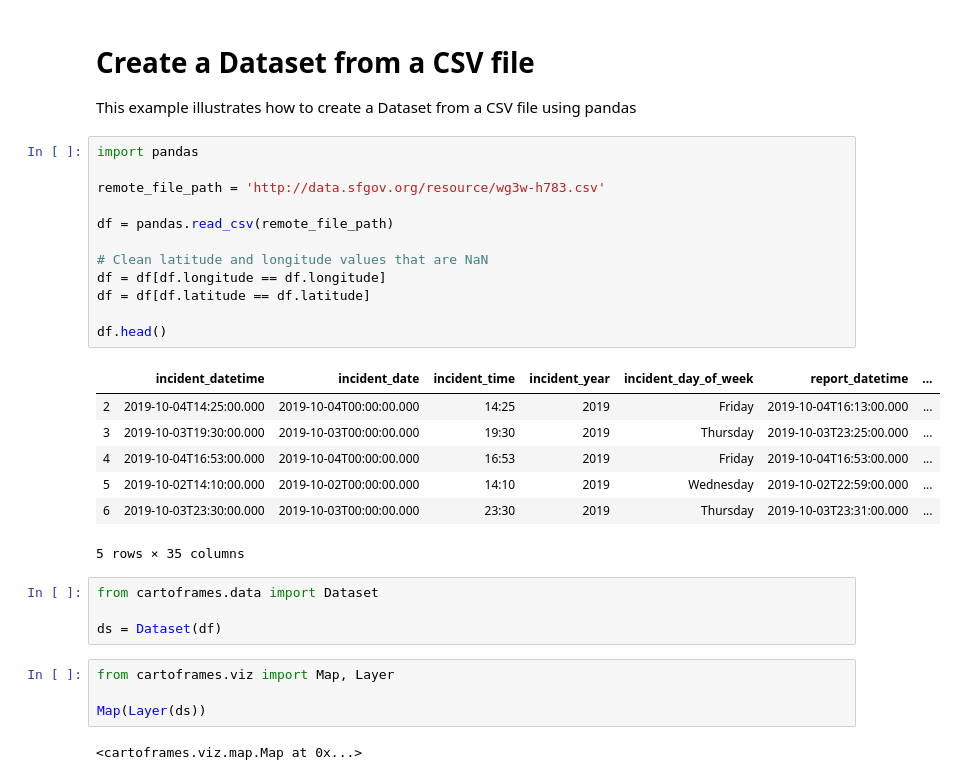
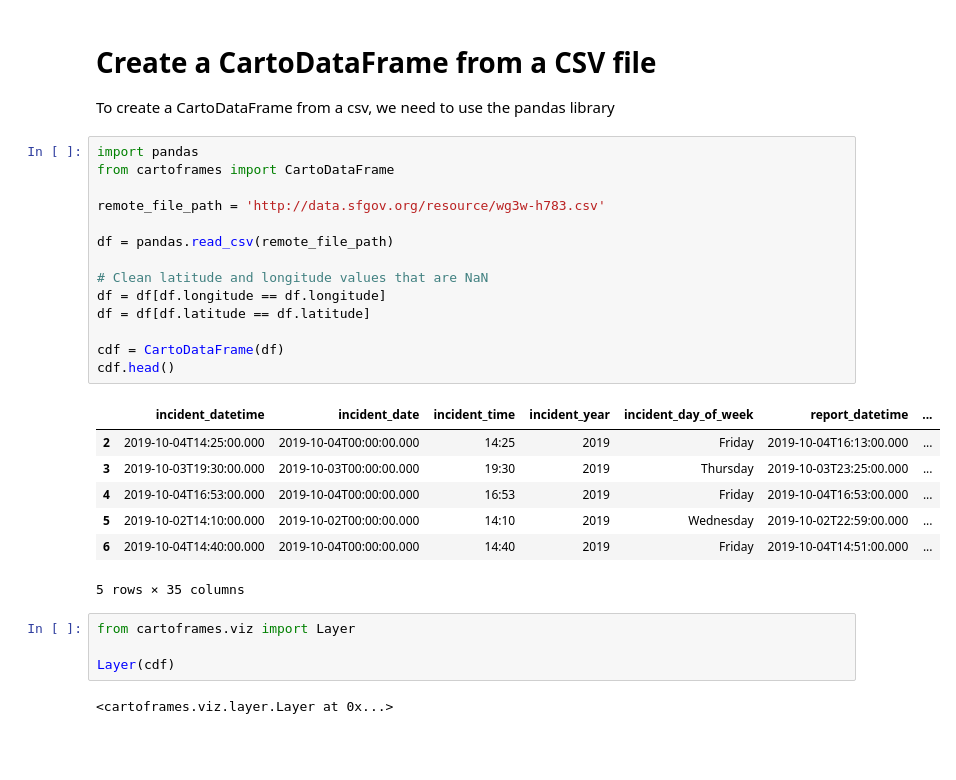
Before and after one commit to CartoDB/cartoframes, a Jupyter notebook: examples/downloading_and_uploading_data/create_dataset_from_csv.ipynb, the cells around one changed output. Drawn from its saved outputs; the diff is of its cells as text; blank space fills up the shorter version.

Commit message:
Update data management examples

```diff
--- a/examples/downloading_and_uploading_data/create_dataset_from_csv.ipynb
+++ b/examples/downloading_and_uploading_data/create_dataset_from_csv.ipynb
@@ -1,34 +1,32 @@
 # %% [markdown]
-# Create a Dataset from a CSV file
+# Create a CartoDataFrame from a CSV file
 
-This example illustrates how to create a Dataset from a CSV file using pandas
+To create a CartoDataFrame from a csv, we need to use the pandas library
 # %%
 import pandas
+from cartoframes import CartoDataFrame
 
 remote_file_path = 'http://data.sfgov.org/resource/wg3w-h783.csv'
 
 df = pandas.read_csv(remote_file_path)
 
 # Clean latitude and longitude values that are NaN
 df = df[df.longitude == df.longitude]
 df = df[df.latitude == df.latitude]
 
-df.head()
+cdf = CartoDataFrame(df)
+cdf.head()
 # %% [output]
 |  | incident_datetime | incident_date | incident_time | incident_year | incident_day_of_week | report_datetime | ... |
 | 2 | 2019-10-04T14:25:00.000 | 2019-10-04T00:00:00.000 | 14:25 | 2019 | Friday | 2019-10-04T16:13:00.000 | ... |
 | 3 | 2019-10-03T19:30:00.000 | 2019-10-03T00:00:00.000 | 19:30 | 2019 | Thursday | 2019-10-03T23:25:00.000 | ... |
 | 4 | 2019-10-04T16:53:00.000 | 2019-10-04T00:00:00.000 | 16:53 | 2019 | Friday | 2019-10-04T16:53:00.000 | ... |
 | 5 | 2019-10-02T14:10:00.000 | 2019-10-02T00:00:00.000 | 14:10 | 2019 | Wednesday | 2019-10-02T22:59:00.000 | ... |
-| 6 | 2019-10-03T23:30:00.000 | 2019-10-03T00:00:00.000 | 23:30 | 2019 | Thursday | 2019-10-03T23:31:00.000 | ... |
+| 6 | 2019-10-04T14:40:00.000 | 2019-10-04T00:00:00.000 | 14:40 | 2019 | Friday | 2019-10-04T14:51:00.000 | ... |
 5 rows × 35 columns
-# %%
-from cartoframes.data import Dataset
-
-ds = Dataset(df)
 # %%
-from cartoframes.viz import Map, Layer
+from cartoframes.viz import Layer
 
-Map(Layer(ds))
+Layer(cdf)
 # %% [output]
-<cartoframes.viz.map.Map at 0x...>
+<cartoframes.viz.layer.Layer at 0x...>
```
Also changed, not shown: 7 other files.
